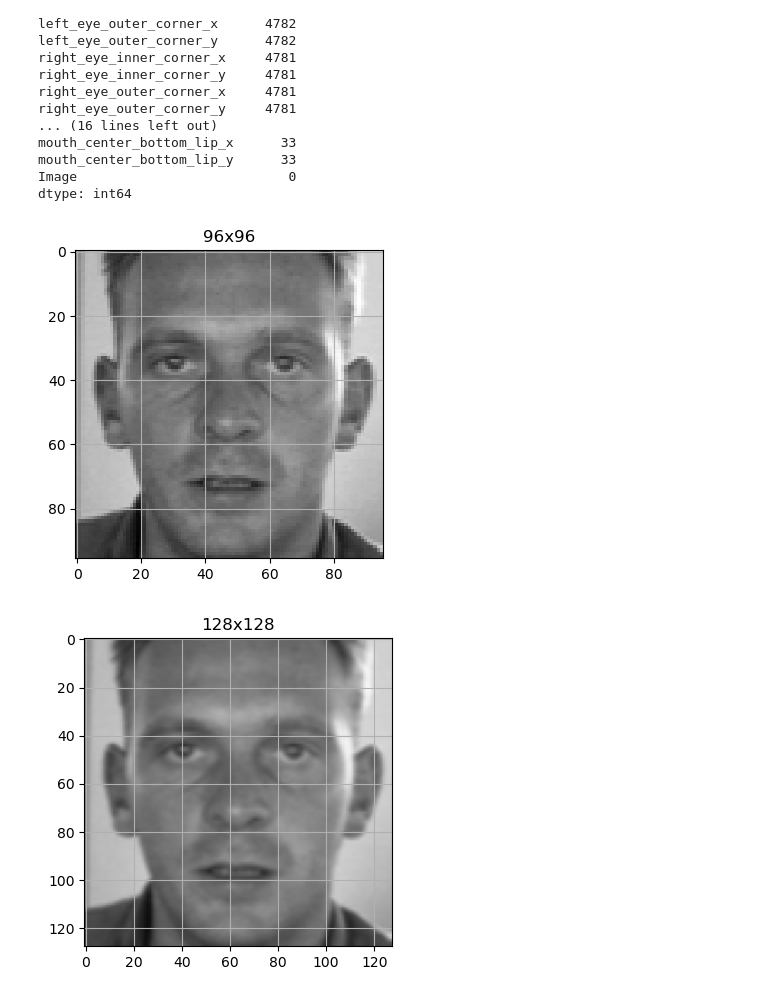
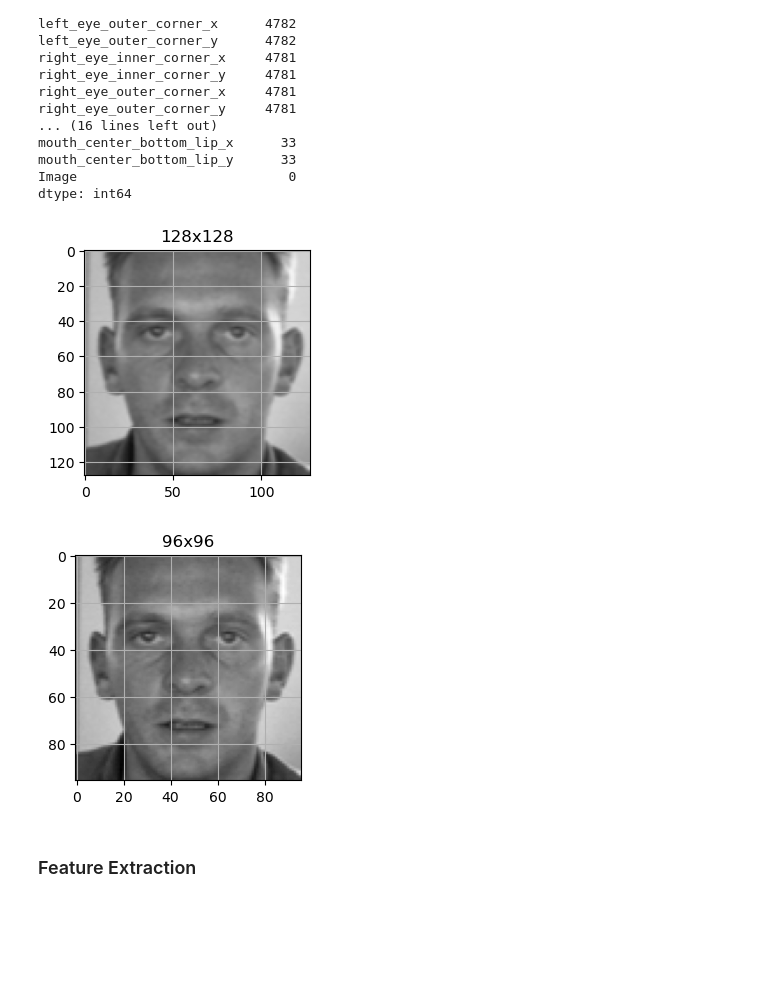
Before and after one commit to vishal-adithya/FacePointX, a Jupyter notebook: main.ipynb, the cells around one changed output. Cells and saved outputs as stored; diff of their text form; code cells hidden in the pictures; blank space fills up the shorter version.

```diff
--- a/main.ipynb
+++ b/main.ipynb
@@ -51,26 +55,27 @@ train_df["Image"] = train_df["Image"].apply(lambda x: np.fromstring(x, sep = " "
 # %%
 X_imgs = np.stack(train_df["Image"].values) / 255.0
 y = train_df.drop(columns = ["Image"]).values
-# %%
-plt.figure(figsize=(4, 4))
-plt.imshow(X_imgs[2], cmap="gray")
-plt.title("96x96")
-plt.grid(True)
-plt.show()
-# %% [output]
-[figure, removed]
 # %%
 X_resized = np.array([cv2.resize(img, (128, 128)) for img in X_imgs])
 X_resized = X_resized[..., np.newaxis]
 X_resized = np.repeat(X_resized, 3, axis=-1)
 
-plt.figure(figsize=(4, 4))
+plt.subplot(1,2,1)
 plt.imshow(X_resized[2])
 plt.title("128x128")
 plt.grid(True)
 plt.show()
+
+plt.subplot(1,2,2)
+plt.imshow(X_imgs[2], cmap="gray")
+plt.title("96x96")
+plt.grid(True)
+plt.show()
 # %% [output]
-[figure, old version]
+[figure, new version]
+[figure, added]
+# %% [markdown]
+### Feature Extraction
 # %%
 def Feature_Extraction(image):
     base = MobileNetV2(weights = "imagenet",include_top = False,input_shape = (128,128,3))
```
Also changed, not shown: parts of 6 cells of this notebook.
